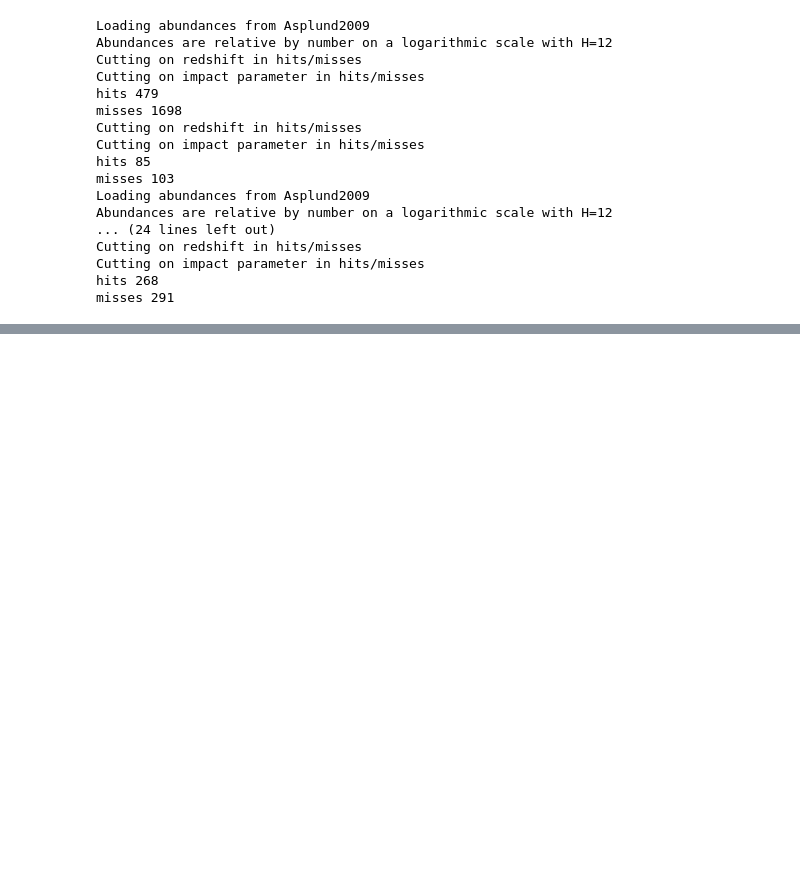
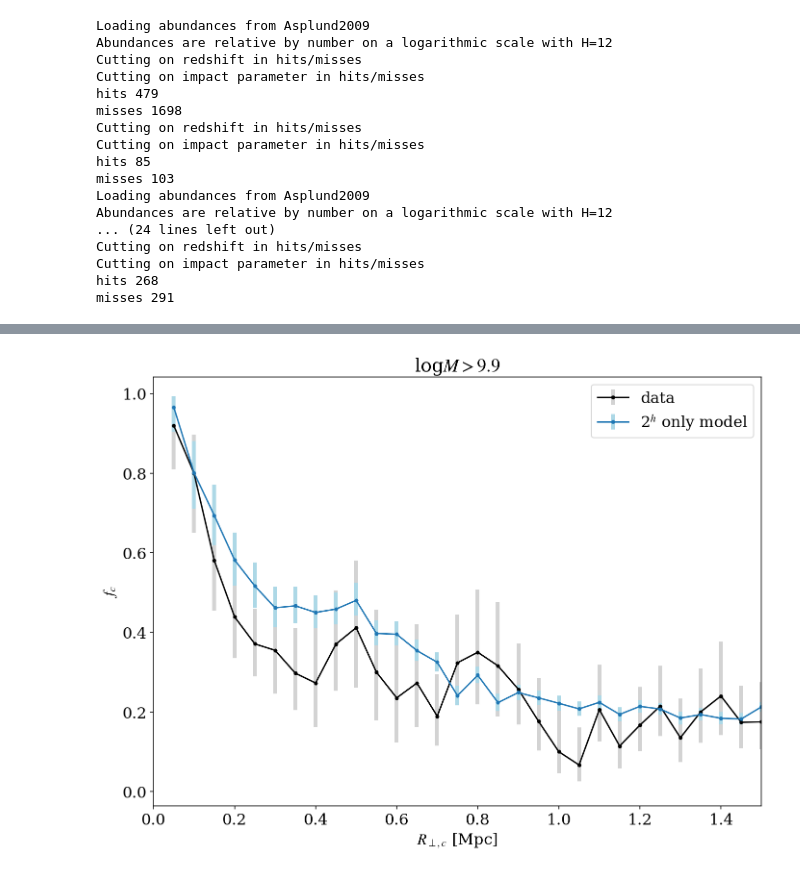
Before and after one commit to mattcwilde/1halo2halo, a Jupyter notebook: haloclustering/notebooks/two-halo-only/plot_fc.ipynb, the cells around one changed output, grey strips where cells are left out. Drawn from its saved outputs; the diff is of its cells as text; code cells hidden in the pictures; blank space fills up the shorter version.

```diff
--- a/haloclustering/notebooks/two-halo-only/plot_fc.ipynb
+++ b/haloclustering/notebooks/two-halo-only/plot_fc.ipynb
@@ -135,0 +80,8 @@ plt.xlabel(r'$R_{\perp,c}$ [Mpc]');
+# %%
+model = models.Model2h(data=data_hi)
+plot = CovFracPlot(data_hi, model, sampler)
+plot.savefile = "plot_fc_2halo_hi_mass.pdf"
+plot.title = r"log$M > 9.9$"
+plot.label = r"2$^h$ only model"
+plot.plot_fc_rho()
+# %% [output]
@@ -135,0 +89 @@ plt.xlabel(r'$R_{\perp,c}$ [Mpc]');
+[figure, added]
```
Also changed, not shown: parts of 17 cells of this notebook.
